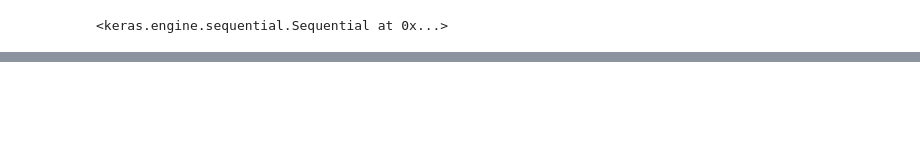
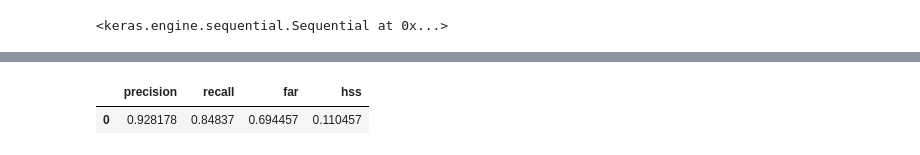
Before and after one commit to kbarbre/DS6050-SolarFlarePrediction, a Jupyter notebook: ColabNotebook_ModelPipeline.ipynb, the cells around one changed output, grey strips where cells are left out. Saved outputs shown, nothing was run; the diff lists cells and outputs as text; code cells hidden in the pictures; blank space fills up the shorter version.

```diff
--- a/ColabNotebook_ModelPipeline.ipynb
+++ b/ColabNotebook_ModelPipeline.ipynb
@@ -87,3 +168,30 @@ array([[9166179,    8781],
 # %%
 #Example of using the __call__ dunder method to pass data
 call_preds=base_model(batched_2015)
+# %%
+import pandas as pd
+
+def calculate_statistics(conf_matrix):
+  tp = conf_matrix[1][1]
+  fp = conf_matrix[1][0]
+  tn = conf_matrix[0][0]
+  fn = conf_matrix[0][1]
+
+  # Precision - TP/(TP+FP)
+  precision = tp / np.sum([tp, fp])
+
+  # Recall - TP/(TP+FN)
+  recall = tp / np.sum([tp, fn])
+
+  # False Alarm Rate/Probability of False Alarm - FP/(FP+TN)
+  far = fp / np.sum([fp, tn])
+
+  # Heidke Skill Score (HSS) - 2*(TP * TN - FP * FN) / (TP+FN)*(FN+TN)+(TP+FP)*(FP+TN)
+  hss = (2 * ((tp*tn) - (fp*fn))) / (((tp+fn)*(fn+tn)) + ((tp+tn)*(fp+tn)))
+
+  return pd.DataFrame({"precision": precision, "recall": recall, "far": far, "hss": hss}, index=[0])
+# %%
+calculate_statistics(conf_matrix)
+# %% [output]
+|  | precision | recall | far | hss |
+| 0 | 0.928178 | 0.84837 | 0.694457 | 0.110457 |
```
Also changed, not shown: parts of 15 cells of this notebook, 2 other files.
